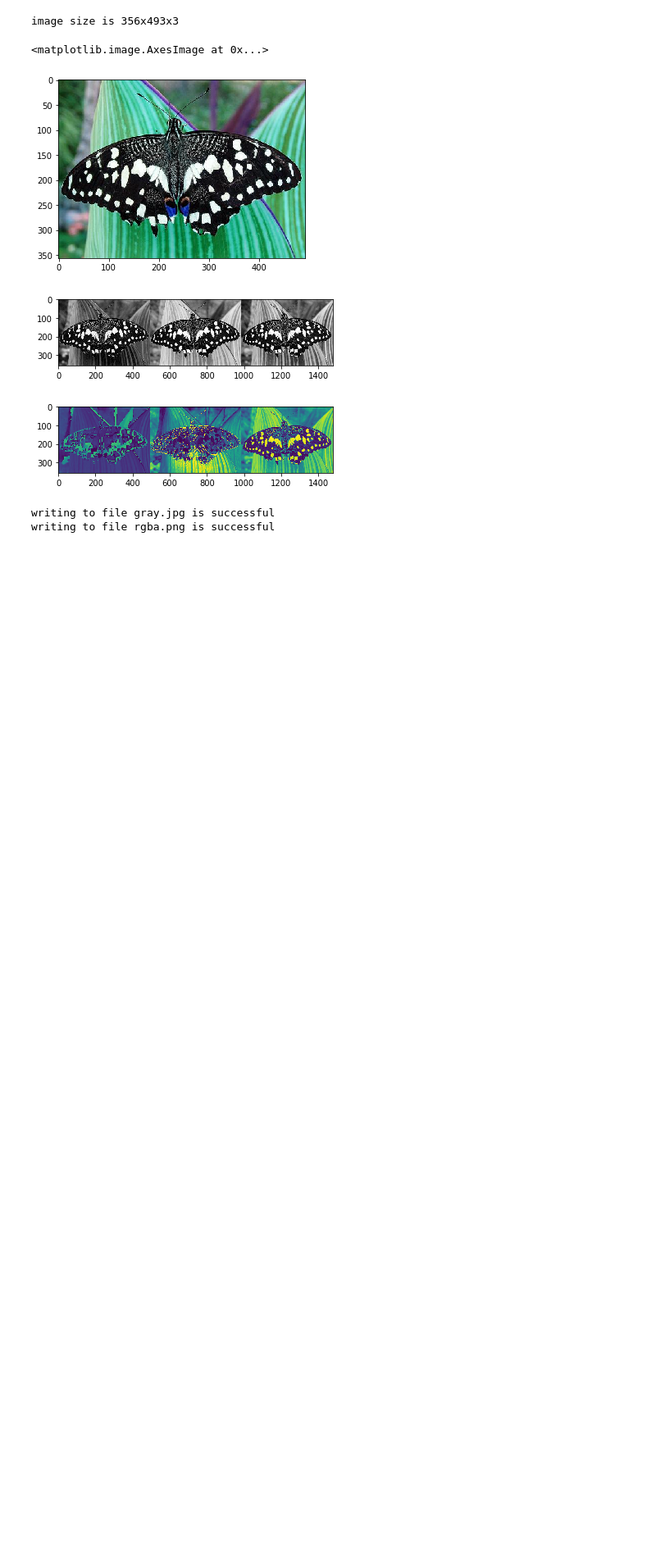
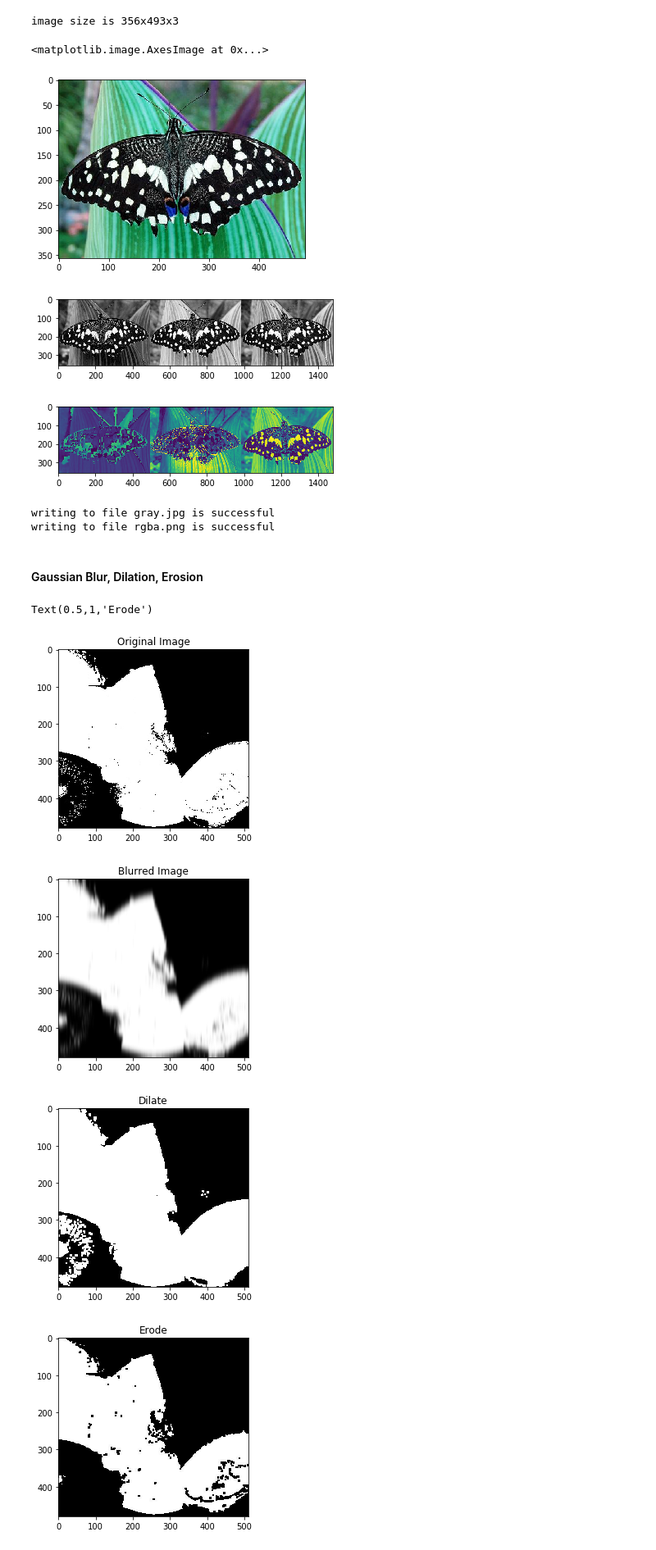
Before and after one commit to KartikSudarshan/PythonOpenCV, a Jupyter notebook: OpenCVSet_1.ipynb, the cells around one changed output. Shown at 82% size. Drawn from its saved outputs; the diff is of its cells as text; code cells hidden in the pictures; blank space fills up the shorter version.

Commit message:
Added to Set 1: Filtering, Blur, Dilation, Erosion, Scaling & Rotation, Video input

```diff
--- a/OpenCVSet_1.ipynb
+++ b/OpenCVSet_1.ipynb
@@ -90,3 +90,33 @@ if cv2.imwrite("rgba.png",rgba):
 # %% [output]
 writing to file gray.jpg is successful
 writing to file rgba.png is successful
+# %% [markdown]
+#### Gaussian Blur, Dilation, Erosion
+# %%
+image = cv2.imread("inputs/thresh.jpg")
+plt.figure()
+plt.imshow(image)
+plt.title("Original Image")
+
+blur = cv2.GaussianBlur(image, (5,55),0)
+plt.figure()
+plt.imshow(blur)
+plt.title("Blurred Image")
+
+kernel = np.ones((5,5),'uint8')
+
+dilate = cv2.dilate(image,kernel,iterations=1)
+plt.figure()
+plt.imshow(dilate)
+plt.title("Dilate")
+
+erode = cv2.erode(image,kernel,iterations=1)
+plt.figure()
+plt.imshow(erode)
+plt.title("Erode")
+# %% [output]
+Text(0.5,1,'Erode')
+[figure, added]
+[figure, added]
+[figure, added]
+[figure, added]
```
Also changed, not shown: parts of 7 cells of this notebook, 7 other files.
